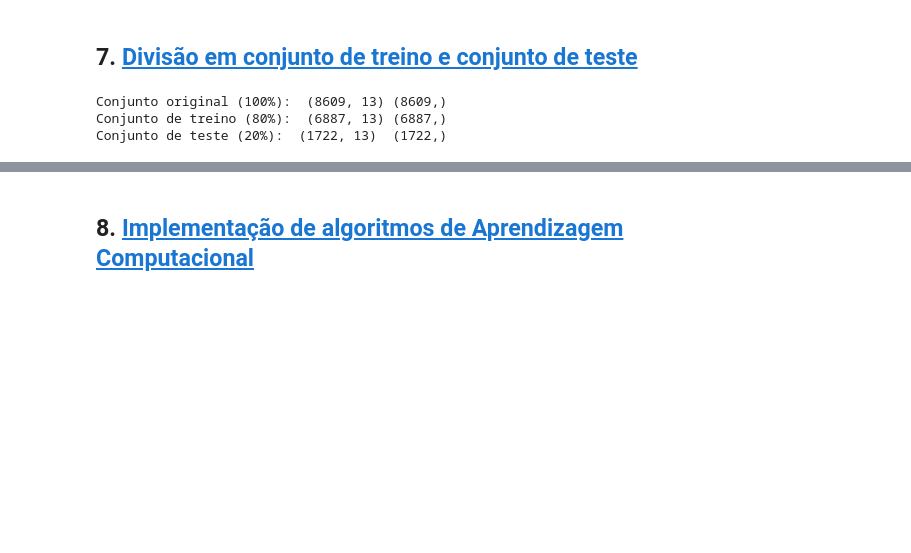
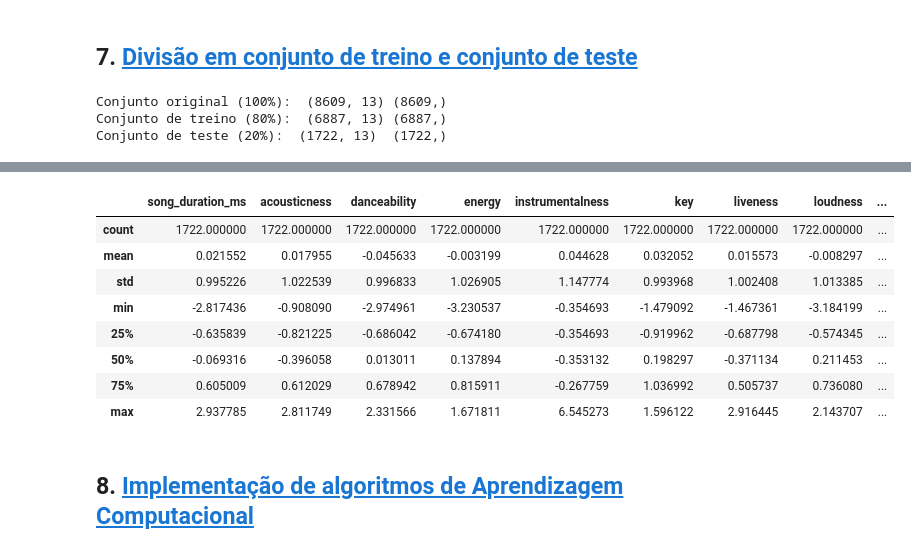
Before and after one commit to pfcv99/AC_Popularidade_musicas, a Jupyter notebook: Trabalho.ipynb, the cells around one changed output, grey strips where cells are left out. Saved outputs shown, nothing was run; the diff lists cells and outputs as text; code cells hidden in the pictures; blank space fills up the shorter version.

```diff
--- a/Trabalho.ipynb
+++ b/Trabalho.ipynb
@@ -388,3 +389,17 @@ Conjunto de teste (20%):  (1722, 13)  (1722,)
+# %%
+Test_X_std = std.transform(Test_X)
+Test_X_std = pd.DataFrame(Test_X_std, columns=X.columns)
+Test_X_std.describe()
+# %% [output]
+|  | song_duration_ms | acousticness | danceability | energy | instrumentalness | key | liveness | loudness | ... |
+| count | 1722.000000 | 1722.000000 | 1722.000000 | 1722.000000 | 1722.000000 | 1722.000000 | 1722.000000 | 1722.000000 | ... |
+| mean | 0.021552 | 0.017955 | -0.045633 | -0.003199 | 0.044628 | 0.032052 | 0.015573 | -0.008297 | ... |
+| std | 0.995226 | 1.022539 | 0.996833 | 1.026905 | 1.147774 | 0.993968 | 1.002408 | 1.013385 | ... |
+| min | -2.817436 | -0.908090 | -2.974961 | -3.230537 | -0.354693 | -1.479092 | -1.467361 | -3.184199 | ... |
+| 25% | -0.635839 | -0.821225 | -0.686042 | -0.674180 | -0.354693 | -0.919962 | -0.687798 | -0.574345 | ... |
+| 50% | -0.069316 | -0.396058 | 0.013011 | 0.137894 | -0.353132 | 0.198297 | -0.371134 | 0.211453 | ... |
+| 75% | 0.605009 | 0.612029 | 0.678942 | 0.815911 | -0.267759 | 1.036992 | 0.505737 | 0.736080 | ... |
+| max | 2.937785 | 2.811749 | 2.331566 | 1.671811 | 6.545273 | 1.596122 | 2.916445 | 2.143707 | ... |
 # %% [markdown]
 ## 8. <a id='toc8_'></a>[Implementação de algoritmos de Aprendizagem Computacional](#toc0_)
 # %% [markdown]
```
Also changed, not shown: parts of 14 cells of this notebook.
